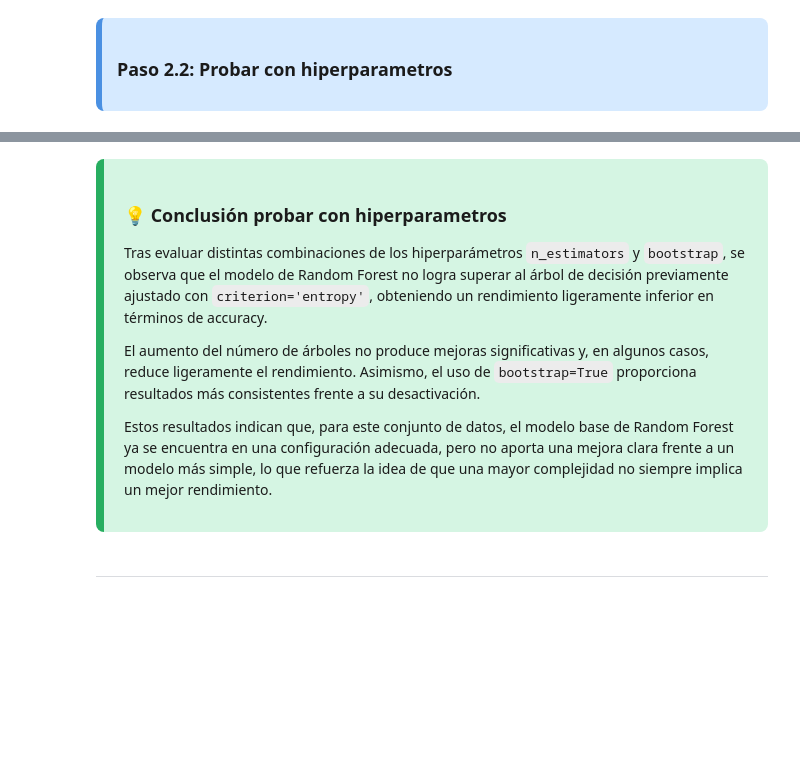
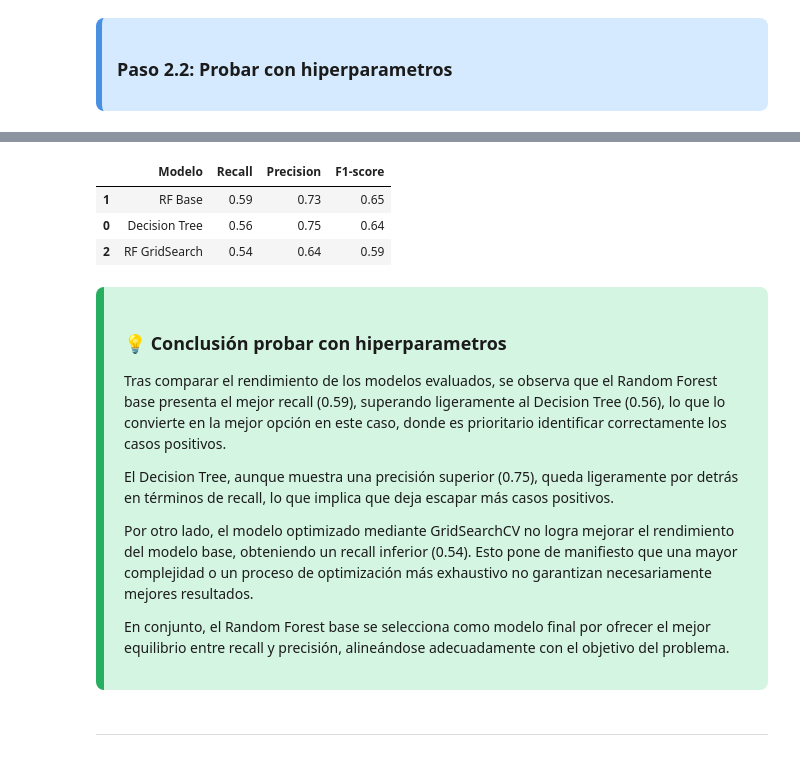
Before and after one commit to 4GeeksAcademy/anaisaponte-GitH-intro-ml, a Jupyter notebook: src/05-random-forest-diabetes.ipynb, the cells around one changed output, grey strips where cells are left out. Cells and saved outputs as stored; diff of their text form; code cells hidden in the pictures; blank space fills up the shorter version.

```diff
--- a/src/05-random-forest-diabetes.ipynb
+++ b/src/05-random-forest-diabetes.ipynb
@@ -277,13 +291,29 @@ plt.show()
+# %%
+comparison_df = pd.DataFrame({
+    "Modelo": ["Decision Tree", "RF Base", "RF GridSearch"],
+    "Recall": [0.56, 0.59, 0.54],
+    "Precision": [0.75, 0.73, 0.64],
+    "F1-score": [0.64, 0.65, 0.59]
+})
+
+comparison_df.sort_values(by="Recall", ascending=False)
+# %% [output]
+|  | Modelo | Recall | Precision | F1-score |
+| 1 | RF Base | 0.59 | 0.73 | 0.65 |
+| 0 | Decision Tree | 0.56 | 0.75 | 0.64 |
+| 2 | RF GridSearch | 0.54 | 0.64 | 0.59 |
 # %% [markdown]
 <div style="background-color:#d5f5e3; padding:20px; border-left:8px solid #27AE60; border-radius:8px; color:#1b1b1b;">
 
 ### 💡 **Conclusión probar con hiperparametros**
 
-Tras evaluar distintas combinaciones de los hiperparámetros `n_estimators` y `bootstrap`, se observa que el modelo de Random Forest no logra superar al árbol de decisión previamente ajustado con `criterion='entropy'`, obteniendo un rendimiento ligeramente inferior en términos de accuracy.
+Tras comparar el rendimiento de los modelos evaluados, se observa que el Random Forest base presenta el mejor recall (0.59), superando ligeramente al Decision Tree (0.56), lo que lo convierte en la mejor opción en este caso, donde es prioritario identificar correctamente los casos positivos.
 
-El aumento del número de árboles no produce mejoras significativas y, en algunos casos, reduce ligeramente el rendimiento. Asimismo, el uso de `bootstrap=True` proporciona resultados más consistentes frente a su desactivación.
+El Decision Tree, aunque muestra una precisión superior (0.75), queda ligeramente por detrás en términos de recall, lo que implica que deja escapar más casos positivos.
 
-Estos resultados indican que, para este conjunto de datos, el modelo base de Random Forest ya se encuentra en una configuración adecuada, pero no aporta una mejora clara frente a un modelo más simple, lo que refuerza la idea de que una mayor complejidad no siempre implica un mejor rendimiento.
+Por otro lado, el modelo optimizado mediante GridSearchCV no logra mejorar el rendimiento del modelo base, obteniendo un recall inferior (0.54). Esto pone de manifiesto que una mayor complejidad o un proceso de optimización más exhaustivo no garantizan necesariamente mejores resultados.
+
+En conjunto, el Random Forest base se selecciona como modelo final por ofrecer el mejor equilibrio entre recall y precisión, alineándose adecuadamente con el objetivo del problema.
 
 </div>
 # %% [markdown]
```
Also changed, not shown: parts of 13 cells of this notebook, 5 other files.
